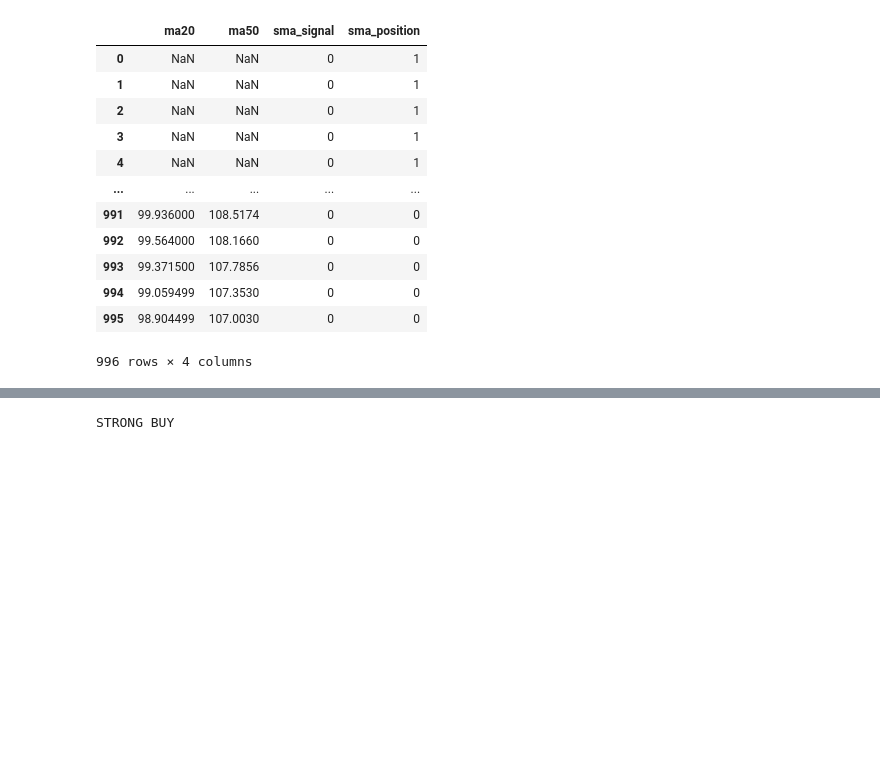
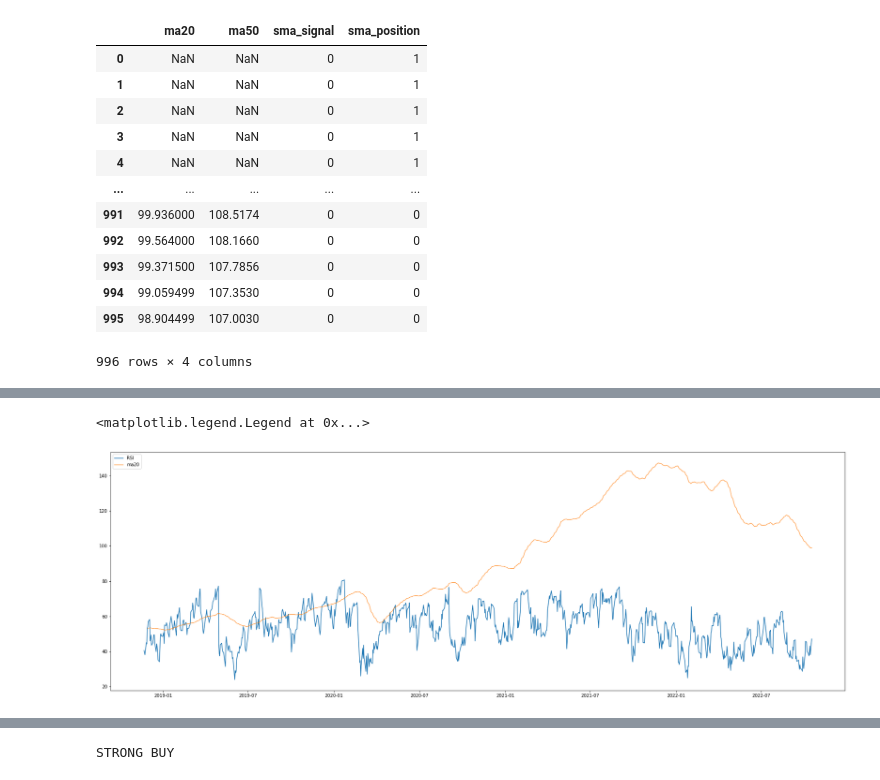
Before and after one commit to Yashasvibora/Atlan_Challenge, a Jupyter notebook: Quantitative_Value_Investing_using_Python.ipynb, the cells around one changed output, grey strips where cells are left out. Saved outputs shown, nothing was run; the diff lists cells and outputs as text; code cells hidden in the pictures; blank space fills up the shorter version.

```diff
--- a/Quantitative_Value_Investing_using_Python.ipynb
+++ b/Quantitative_Value_Investing_using_Python.ipynb
@@ -329,0 +317,8 @@ implement_sma_strategy(df1["rsi"], ma13, ma70)
+# %%
+plt.figure(figsize=(30, 10))
+plt.plot(df["rsi"], alpha= 3, label= 'RSI')
+plt.plot(df["ma20"], alpha= 0.7, label= 'ma20')
+plt.legend(loc = 'upper left')
+# %% [output]
+<matplotlib.legend.Legend at 0x...>
+[figure, added]
```
Also changed, not shown: parts of 13 cells of this notebook.
